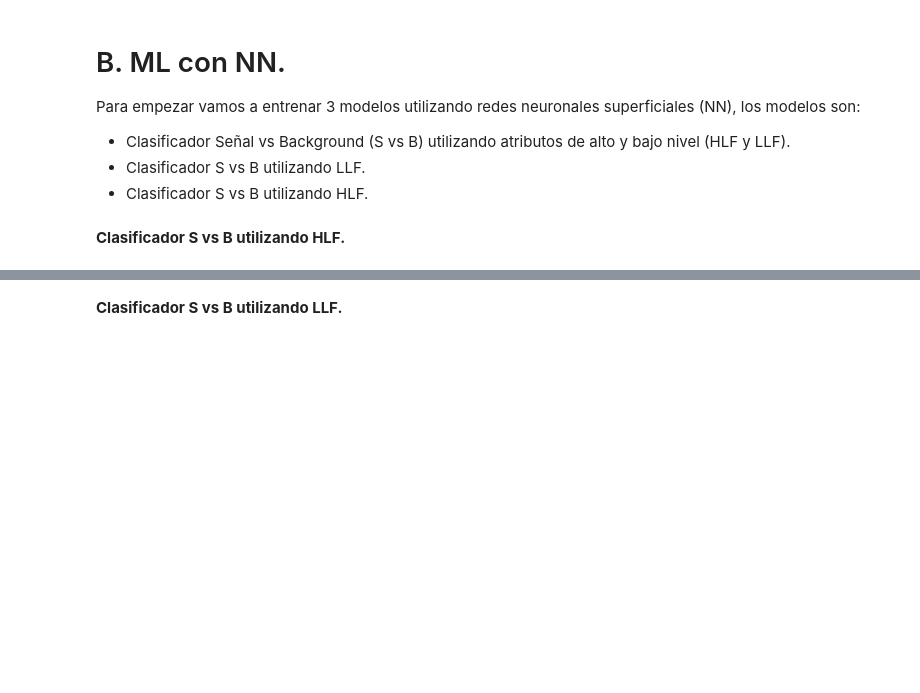
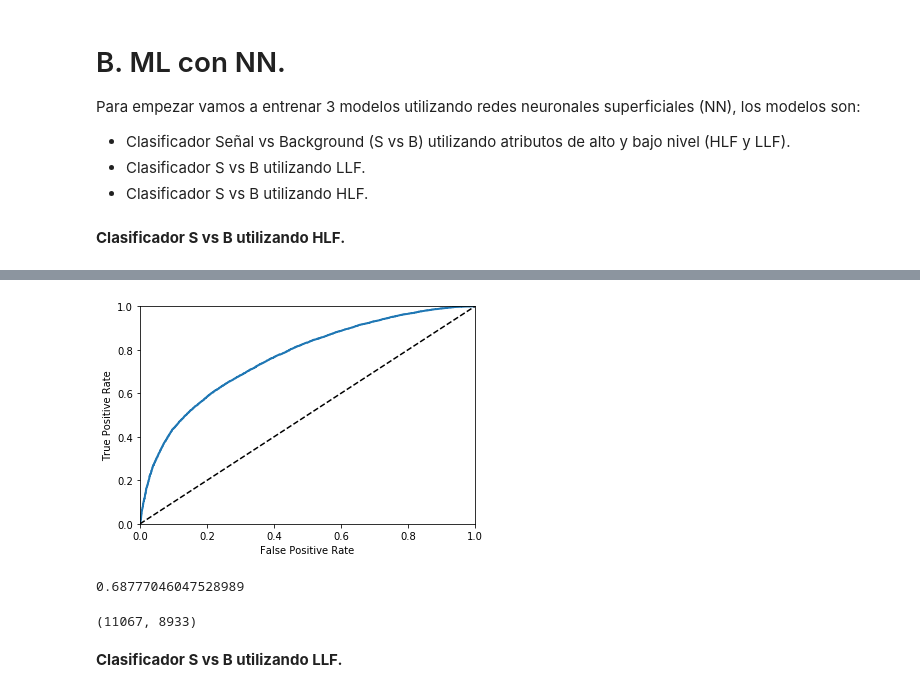
Before and after one commit to diegobaronm/Proyecto-ML, a Jupyter notebook: HIGGS.csv/Proyecto ML Diego Baron.ipynb, the cells around one changed output, grey strips where cells are left out. Saved outputs shown, nothing was run; the diff lists cells and outputs as text; code cells hidden in the pictures; blank space fills up the shorter version.

```diff
--- a/HIGGS.csv/Proyecto ML Diego Baron.ipynb
+++ b/HIGGS.csv/Proyecto ML Diego Baron.ipynb
@@ -269,3 +270,37 @@ INFO:tensorflow:Restoring parameters from /tmp/tmp1hJssr/model.ckpt-40000
+# %%
+#GRAFICANDO LA CURVA ROC
+
+Y_H_scores= Y_pred_H["logits"]
+from sklearn.metrics import roc_curve
+fpr,tpr,thresholds=roc_curve(Y_test,Y_H_scores)
+def plot_roc_curve(fpr,tpr,label=None):
+    plt.plot(fpr, tpr, linewidth=2, label=label)
+    plt.plot([0, 1], [0, 1], 'k--')
+    plt.axis([0, 1, 0, 1])
+    plt.xlabel('False Positive Rate')
+    plt.ylabel('True Positive Rate')
+plot_roc_curve(fpr, tpr)
+plt.show()
+# %% [output]
+[figure, added]
+# %%
+# AREA BAJO LA CURVA ROC
+from sklearn.metrics import roc_auc_score
+roc_auc_score(Y_test, Y_pred_H['classes'])
+# %% [output]
+0.68777046047528989
+# %%
+# CONTANDO SEÑAL
+senal=0
+bkg=0
+for i in Y_pred_H["classes"]:
+    if i==1:
+        senal=senal+1
+    else:
+        bkg=bkg+1
+print (senal,bkg)
+# %% [output]
+(11067, 8933)
 # %% [markdown]
 **Clasificador S vs B utilizando LLF.**
 # %%
```
Also changed, not shown: parts of 22 cells of this notebook, 1 other file.
